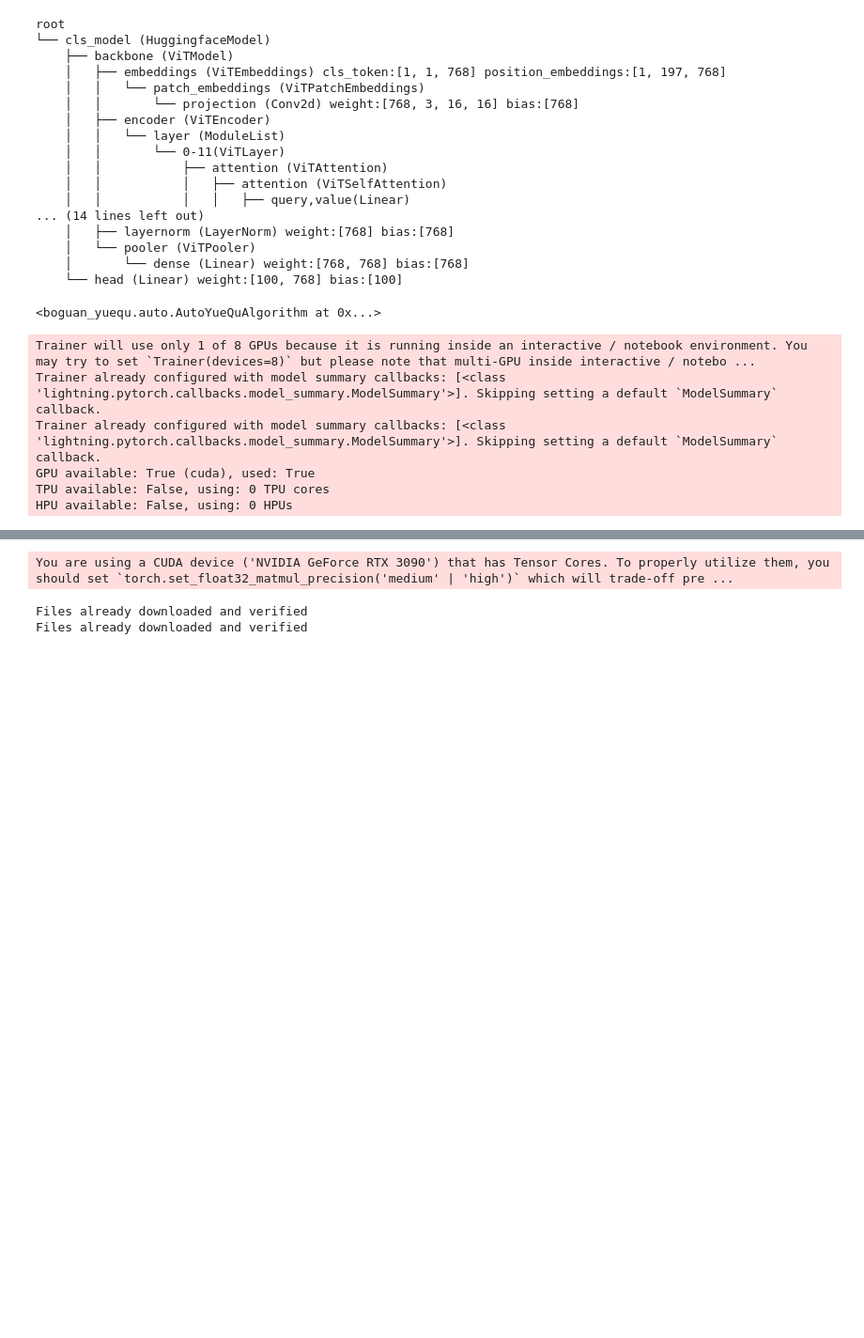
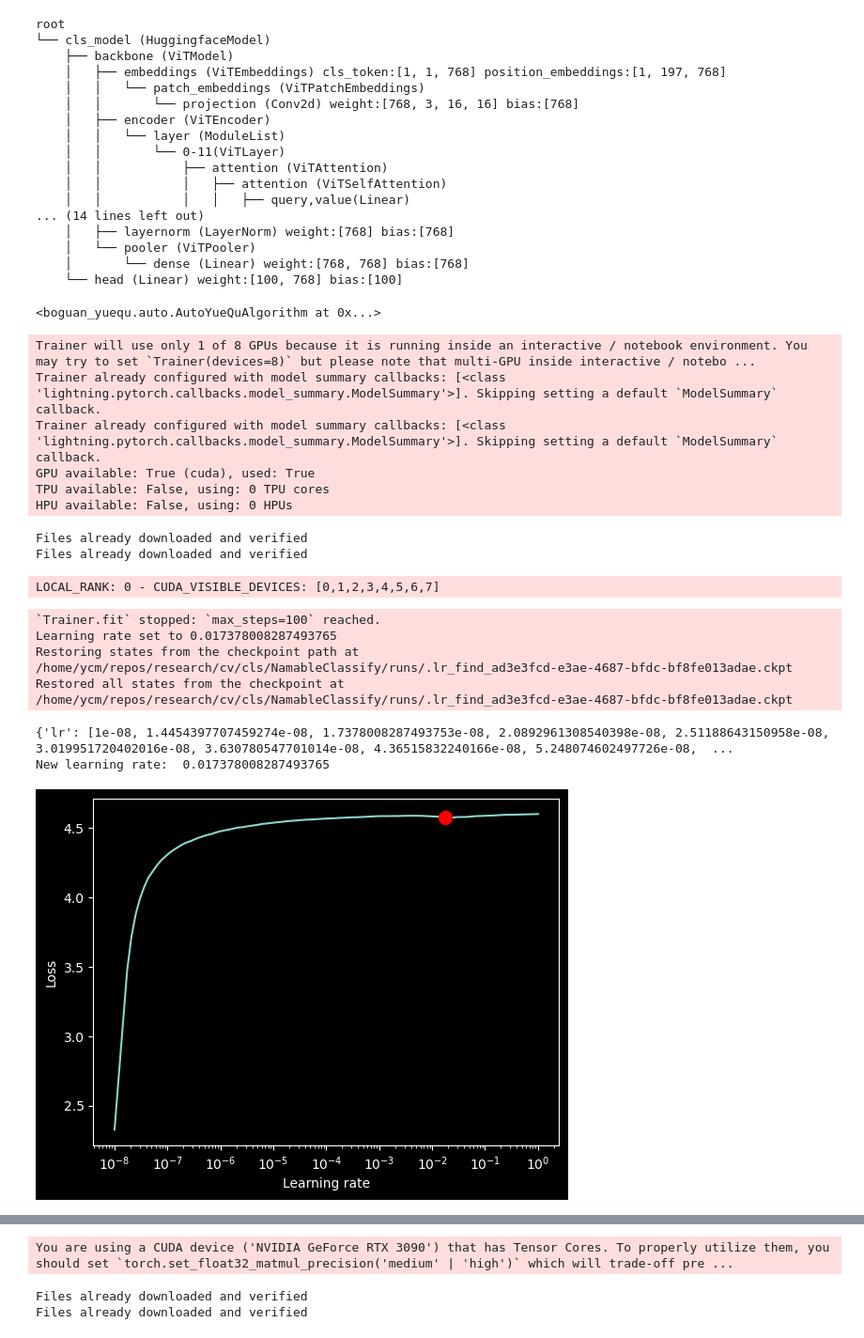
Before and after one commit to 2catycm/NamableClassify, a Jupyter notebook: nbs/00_main.ipynb, the cells around one changed output, grey strips where cells are left out. Shown at 94% size. Cells and saved outputs as stored; diff of their text form; code cells hidden in the pictures; blank space fills up the shorter version.

Commit message:
feat: yuequ tuning added;  disable schedulers for simplicity and to fix lr finder bug;

```diff
--- a/nbs/00_main.ipynb
+++ b/nbs/00_main.ipynb
@@ -40,8 +40,10 @@ config = ClassificationTaskConfig()
 # config.learning_rate = 1e-5
 config.learning_rate = 3e-4
 config.experiment_index = 1
+# config.experiment_index = 0
 # config.learning_rate = 1e-6
 config.dataset_config.batch_size = 64
+config.yuequ = "LORA"
 cls_task = ClassificationTask(config)
 cls_task.print_model_pretty()
 import torch
@@ -168,26 +170,43 @@ GPU available: True (cuda), used: True
 TPU available: False, using: 0 TPU cores
 HPU available: False, using: 0 HPUs
 # %%
-# #| export
-# from lightning.pytorch.tuner import Tuner
-# tuner = Tuner(trainer)
+#| export
+#| eval: false
+from lightning.pytorch.tuner import Tuner
+tuner = Tuner(trainer)
 
-# lr_finder = tuner.lr_find(cls_task, datamodule=cls_task.lit_data,
-#                         #   max_lr=1e-2
-#                         method = "fit",
-#                         min_lr = 1e-8,
-#     max_lr = 1,
-#     num_training = 100,
-#     mode = "exponential"
+lr_finder = tuner.lr_find(cls_task, datamodule=cls_task.lit_data,
+                        #   max_lr=1e-2
+                        method = "fit",
+                        min_lr = 1e-8,
+                        # min_lr = 1e-4,
+    max_lr = 1,
+    # num_training = 10,
+    num_training = 100,
+    mode = "exponential"
+    # mode = "linear"
 
-#                           )
-# print(lr_finder.results)
+                          )
+print(lr_finder.results)
 
-# fig = lr_finder.plot(suggest=True)
-# from matplotlib import pyplot as plt
-# from namable_classify.utils import runs_figs_path
-# plt.savefig(runs_figs_path/'lr_finder.png')
-# # fig.show()
-# new_lr = lr_finder.suggestion()
-# # new_lr, cls_task.hparams.learning_rate
-# print("New learning rate: ", new_lr)
+fig = lr_finder.plot(suggest=True)
+from matplotlib import pyplot as plt
+from namable_classify.utils import runs_figs_path
+plt.savefig(runs_figs_path/'lr_finder.png')
+# fig.show()
+new_lr = lr_finder.suggestion()
+# new_lr, cls_task.hparams.learning_rate
+print("New learning rate: ", new_lr)
+
+cls_task.hparams.learning_rate = new_lr/10
+# %% [output]
+Files already downloaded and verified
+Files already downloaded and verified
+LOCAL_RANK: 0 - CUDA_VISIBLE_DEVICES: [0,1,2,3,4,5,6,7]
+`Trainer.fit` stopped: `max_steps=100` reached.
+Learning rate set to 0.017378008287493765
+Restoring states from the checkpoint path at /home/ycm/repos/research/cv/cls/NamableClassify/runs/.lr_find_ad3e3fcd-e3ae-4687-bfdc-bf8fe013adae.ckpt
+Restored all states from the checkpoint at /home/ycm/repos/research/cv/cls/NamableClassify/runs/.lr_find_ad3e3fcd-e3ae-4687-bfdc-bf8fe013adae.ckpt
+{'lr': [1e-08, 1.4454397707459274e-08, 1.7378008287493753e-08, 2.0892961308540398e-08, 2.51188643150958e-08, 3.019951720402016e-08, 3.630780547701014e-08, 4.36515832240166e-08, 5.248074602497726e-08,  ...
+New learning rate:  0.017378008287493765
+[figure, added]
```
Also changed, not shown: parts of 5 cells of this notebook, 5 other files.
